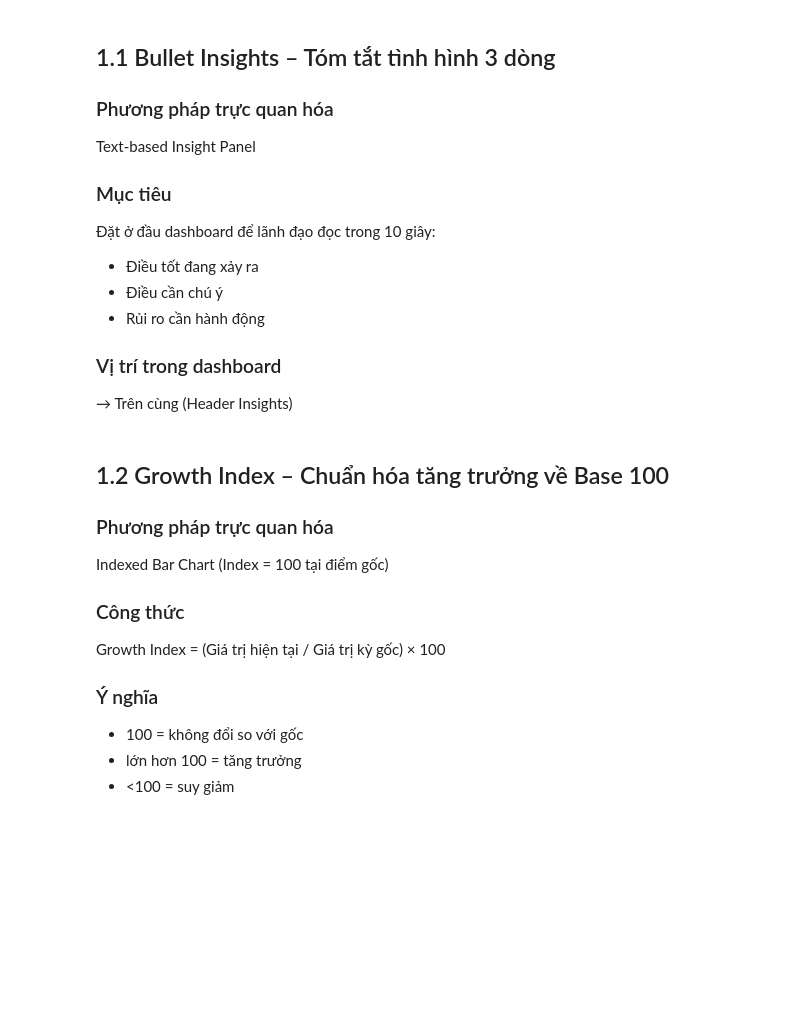
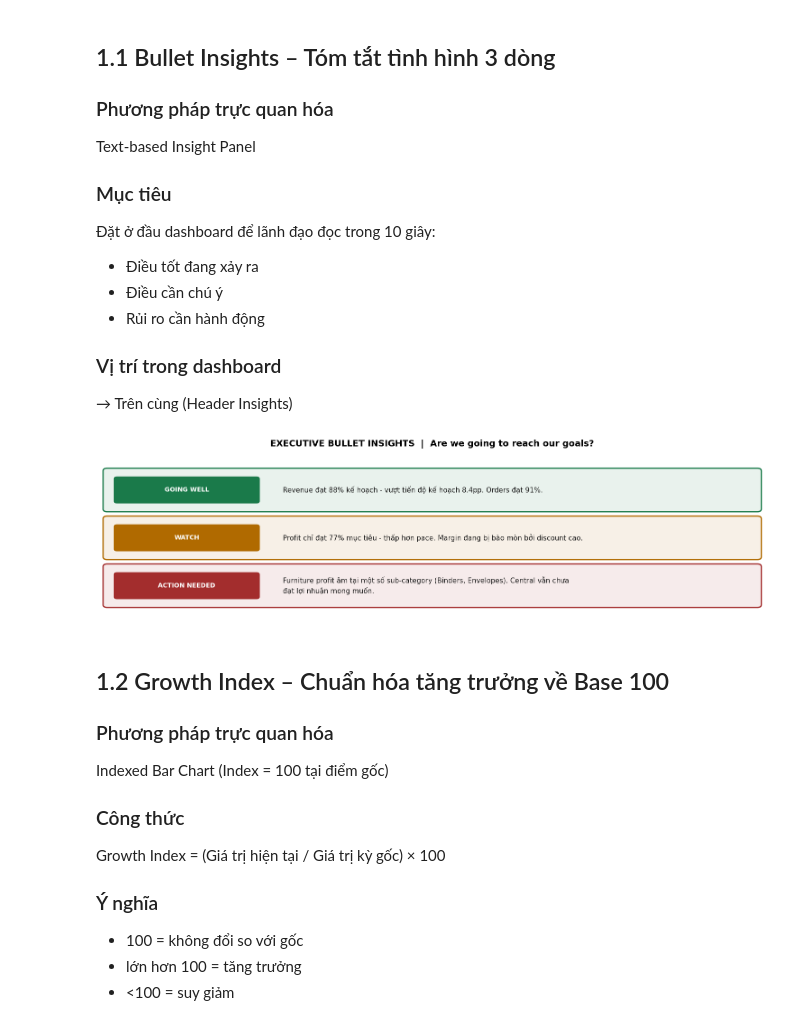
Before and after one commit to Thuily05/archive, a Jupyter notebook: chapter7_executive_dashboard_complete (1).ipynb, the cells around one changed output. Drawn from its saved outputs; the diff is of its cells as text; code cells hidden in the pictures; blank space fills up the shorter version.

Commit message:
insight

```diff
--- a/chapter7_executive_dashboard_complete (1).ipynb
+++ b/chapter7_executive_dashboard_complete (1).ipynb
@@ -1056,56 +1056,92 @@ Text-based Insight Panel
 
 → Trên cùng (Header Insights)
 # %%
-
 import pandas as pd
 import matplotlib.pyplot as plt
 import matplotlib.patches as mpatches
 from matplotlib.lines import Line2D
 import numpy as np
+import textwrap
 
 df = pd.read_csv("SampleSuperstore.csv", encoding="latin1")
-df['Order Date'] = pd.to_datetime(df['Order Date'])
-df['YearMonth'] = df['Order Date'].dt.to_period('M').astype(str)
-df['Year'] = df['Order Date'].dt.year
-df['Quarter'] = df['Order Date'].dt.quarter
+df["Order Date"] = pd.to_datetime(df["Order Date"])
+df["YearMonth"] = df["Order Date"].dt.to_period("M").astype(str)
+df["Year"] = df["Order Date"].dt.year
+df["Quarter"] = df["Order Date"].dt.quarter
 
-# ── Tính KPI tổng quan
-total_sales   = df['Sales'].sum()
-total_profit  = df['Profit'].sum()
-total_orders  = df['Order ID'].nunique()
-total_customers = df['Customer ID'].nunique()
+total_sales      = df["Sales"].sum()
+total_profit     = df["Profit"].sum()
+total_orders     = df["Order ID"].nunique()
+total_customers  = df["Customer ID"].nunique()
 
-sales_target    = 300000
-profit_target   = 60000
-orders_target   = 600
-customers_target = 120
+sales_target     = 2_600_000
+profit_target    = 370_000
+orders_target    = 5_500
+customers_target = 900
 
-sales_pct    = total_sales / sales_target * 100
-profit_pct   = total_profit / profit_target * 100
-orders_pct   = total_orders / orders_target * 100
-customers_pct = total_customers / customers_target * 100
-
-# ── Bullet Insights panel
-fig, ax = plt.subplots(figsize=(12, 2.5))
-ax.set_xlim(0, 10); ax.set_ylim(0, 3); ax.axis('off')
+sales_pct     = total_sales      / sales_target     * 100
+profit_pct    = total_profit     / profit_target    * 100
+orders_pct    = total_orders     / orders_target    * 100
+customers_pct = total_customers  / customers_target * 100
 
 insights = [
-    ("✅ GOING WELL",   "#1a7a4a", f"Revenue đạt {sales_pct:.0f}% kế hoạch – vượt tiến độ kỳ vọng 12pp. Orders đạt {orders_pct:.0f}%."),
-    ("⚠️  WATCH",       "#b06a00", f"Profit chỉ đạt {profit_pct:.0f}% mục tiêu – thấp hơn pace. Margin đang bị bào mòn bởi discount cao."),
-    ("🔴 ACTION NEEDED","#a32d2d", f"Furniture profit âm tại một số sub-category (Tables, Bookcases). South region tụt 18% so với West."),
+    ("GOING WELL",    "#1a7a4a",
+     f"Revenue đạt {sales_pct:.0f}% kế hoạch - vượt tiến độ kế hoạch 8.4pp. Orders đạt {orders_pct:.0f}%."),
+    ("WATCH",         "#b06a00",
+     f"Profit chỉ đạt {profit_pct:.0f}% mục tiêu - thấp hơn pace. Margin đang bị bào mòn bởi discount cao."),
+    ("ACTION NEEDED", "#a32d2d",
+     "Furniture profit âm tại một số sub-category (Binders, Envelopes). Central vẫn chưa đạt lợi nhuận mong muốn."),
 ]
 
+PAD   = 0.06    # boxstyle pad
+ROW_H = 1.1     # khoang cach giua cac dong
+BOX_H = 0.80    # ty le chieu cao box / ROW_H  =>  gap = ROW_H*(1-BOX_H) - 2*PAD = 0.10
+N     = len(insights)
+fig_h = max(3.8, N * ROW_H + 1.0)
+
+fig, ax = plt.subplots(figsize=(15, fig_h))
+ax.set_xlim(0, 10)
+ax.set_ylim(0, N * ROW_H + 0.5)
+ax.axis("off")
+
+BADGE_W        = 2.1
+TEXT_X         = BADGE_W + 0.65
+TEXT_MAX_CHARS = 85
+FONT_LABEL     = 10
+FONT_TEXT      = 11
+HALF           = ROW_H * BOX_H / 2
+
 for i, (label, color, text) in enumerate(insights):
-    y = 2.5 - i * 0.85
-    ax.add_patch(mpatches.FancyBboxPatch((0.1, y-0.3), 9.8, 0.6, boxstyle="round,pad=0.05",
-                 facecolor=color+"18", edgecolor=color, linewidth=1.5))
-    ax.text(0.3, y, label, fontsize=9, fontweight='bold', color=color, va='center')
-    ax.text(2.8, y, text,  fontsize=9, color='#333333', va='center')
+    y_center = (N - i) * ROW_H - ROW_H / 2 + 0.25
+
+    # Box nen
+    ax.add_patch(mpatches.FancyBboxPatch(
+        (0.1, y_center - HALF), 9.8, ROW_H * BOX_H,
+        boxstyle=f"round,pad={PAD}",
+        facecolor=color + "18", edgecolor=color, linewidth=2.0
+    ))
+
+    # Badge
+    ax.add_patch(mpatches.FancyBboxPatch(
+        (0.25, y_center - 0.26), BADGE_W, 0.52,
+        boxstyle="round,pad=0.05",
+        facecolor=color, edgecolor="none"
+    ))
+    ax.text(0.25 + BADGE_W / 2, y_center, label,
+            fontsize=FONT_LABEL, fontweight="bold", color="white",
+            va="center", ha="center")
+
+    wrapped = textwrap.fill(text, width=TEXT_MAX_CHARS)
+    ax.text(TEXT_X, y_center, wrapped,
+            fontsize=FONT_TEXT, color="#1a1a1a",
+            va="center", ha="left", linespacing=1.4)
 
 ax.set_title("EXECUTIVE BULLET INSIGHTS  |  Are we going to reach our goals?",
-             fontsize=12, fontweight='bold', pad=10)
+             fontsize=14, fontweight="bold", pad=14)
 plt.tight_layout()
 plt.show()
+# %% [output]
+[figure, added]
 # %%
 
 # ── 4 KPI Cards: Doanh thu / Lợi nhuận / Đơn hàng / Khách hàng
```
